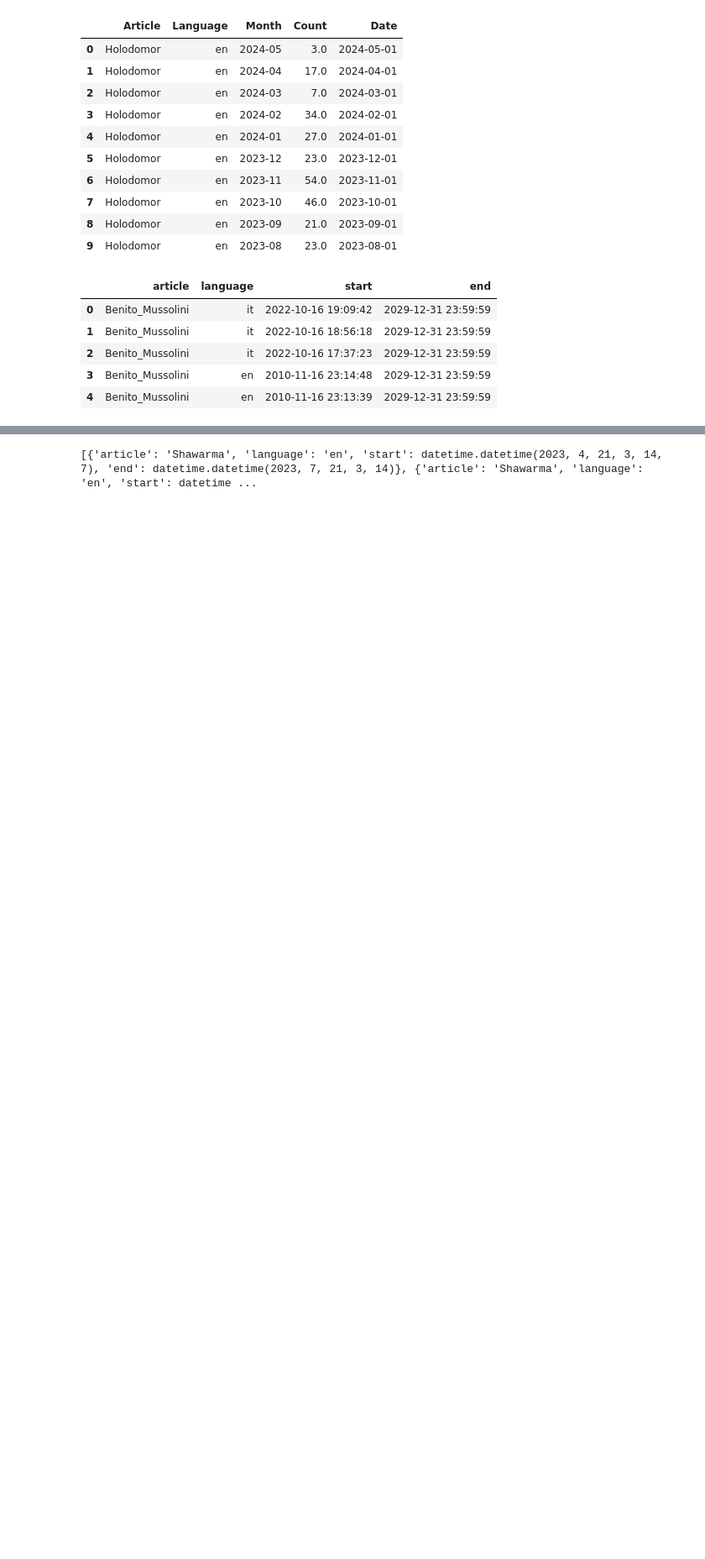
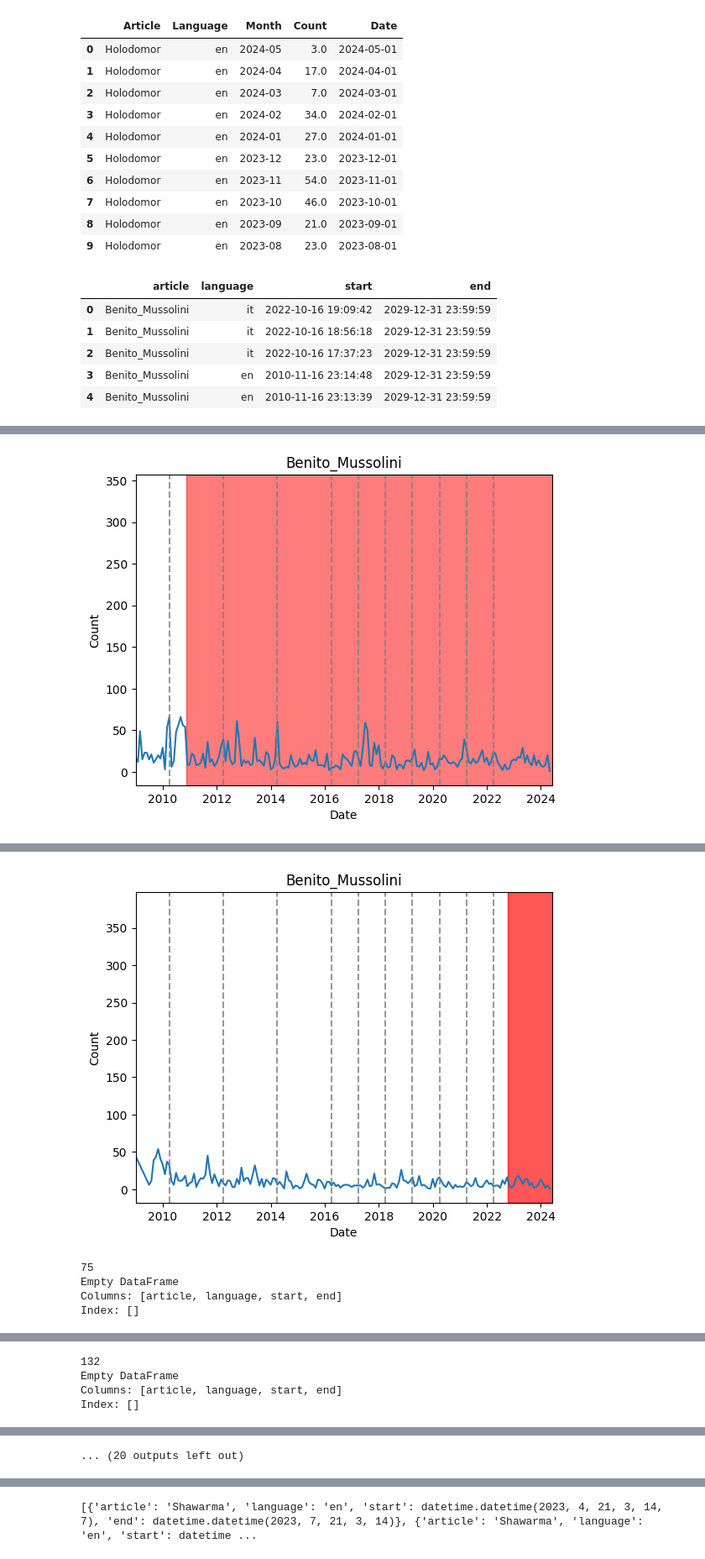
Before and after one commit to Rrisko/WikiEdits, a Jupyter notebook: code/visualisations.ipynb, the cells around one changed output, grey strips where cells are left out. Shown at 84% size. Cells and saved outputs as stored; diff of their text form; code cells hidden in the pictures; blank space fills up the shorter version.

```diff
--- a/code/visualisations.ipynb
+++ b/code/visualisations.ipynb
@@ -191,0 +185,19 @@ print(len(wikiData))
+# %%
+wikiData = wikiData.drop_duplicates()
+
+articles=[
+            "Benito_Mussolini",
+            "Fall_of_the_Fascist_regime_in_Italy",
+            "Italian_Social_Republic",
+            "Rodolfo_Graziani",
+            "Ardeatine_massacre",
+            "Sant%27Anna_di_Stazzema_massacre",
+            "Istrian-Dalmatian_exodus",
+            "Foibe_massacres",
+        ]
+
+ms = [datetime(2010,4,1), datetime(2012,4,1), datetime(2014,4,1), datetime(2016,4,1), datetime(2017,4,1), datetime(2018,4,1), datetime(2019,4,1), datetime(2020,4,1), datetime(2021,4,1), datetime(2022,4,1)]
+for i in articles:
+    for l in ["en", "it"]:
+        plot_article(i, wikiData, l, ms)
+# %% [output]
@@ -191,0 +208 @@ print(len(wikiData))
+[figure, added]
@@ -191,0 +214,5 @@ print(len(wikiData))
+[figure, added]
+75
+Empty DataFrame
+Columns: [article, language, start, end]
+Index: []
@@ -191,0 +220,4 @@ print(len(wikiData))
+132
+Empty DataFrame
+Columns: [article, language, start, end]
+Index: []
@@ -191,0 +234 @@ print(len(wikiData))
+... (20 outputs left out)
```
Also changed, not shown: parts of 8 cells of this notebook, 2 other files.
